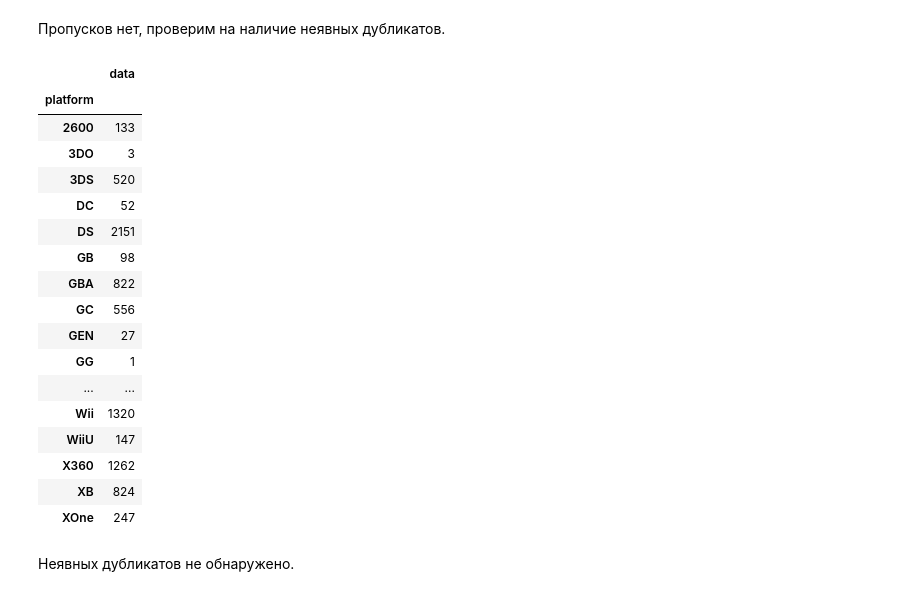
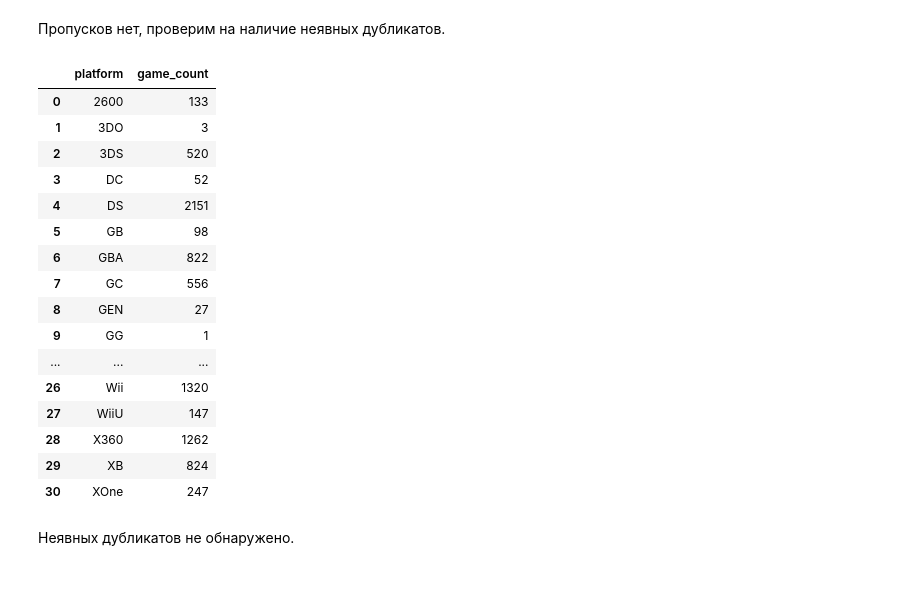
Before and after one commit to SuvorinSergey/ya_practicum_data_science, a Jupyter notebook: games/games.ipynb, the cells around one changed output. Cells and saved outputs as stored; diff of their text form; code cells hidden in the pictures.

```diff
--- a/games/games.ipynb
+++ b/games/games.ipynb
@@ -267,26 +267,25 @@ data['platform'].isna().sum()
 # %% [markdown]
 Пропусков нет, проверим на наличие неявных дубликатов.
 # %%
-data.groupby('platform').agg(data=('name', 'count'))
+data.groupby('platform').agg(game_count=('name', 'count')).reset_index()
 # %% [output]
-|  | data |
-| platform |  |
-| 2600 | 133 |
-| 3DO | 3 |
-| 3DS | 520 |
-| DC | 52 |
-| DS | 2151 |
-| GB | 98 |
-| GBA | 822 |
-| GC | 556 |
-| GEN | 27 |
-| GG | 1 |
-| ... | ... |
-| Wii | 1320 |
-| WiiU | 147 |
-| X360 | 1262 |
-| XB | 824 |
-| XOne | 247 |
+|  | platform | game_count |
+| 0 | 2600 | 133 |
+| 1 | 3DO | 3 |
+| 2 | 3DS | 520 |
+| 3 | DC | 52 |
+| 4 | DS | 2151 |
+| 5 | GB | 98 |
+| 6 | GBA | 822 |
+| 7 | GC | 556 |
+| 8 | GEN | 27 |
+| 9 | GG | 1 |
+| ... | ... | ... |
+| 26 | Wii | 1320 |
+| 27 | WiiU | 147 |
+| 28 | X360 | 1262 |
+| 29 | XB | 824 |
+| 30 | XOne | 247 |
 # %% [markdown]
 Неявных дубликатов не обнаружено.
 # %% [markdown]
```
Also changed, not shown: parts of 12 cells of this notebook, 1 other file.
